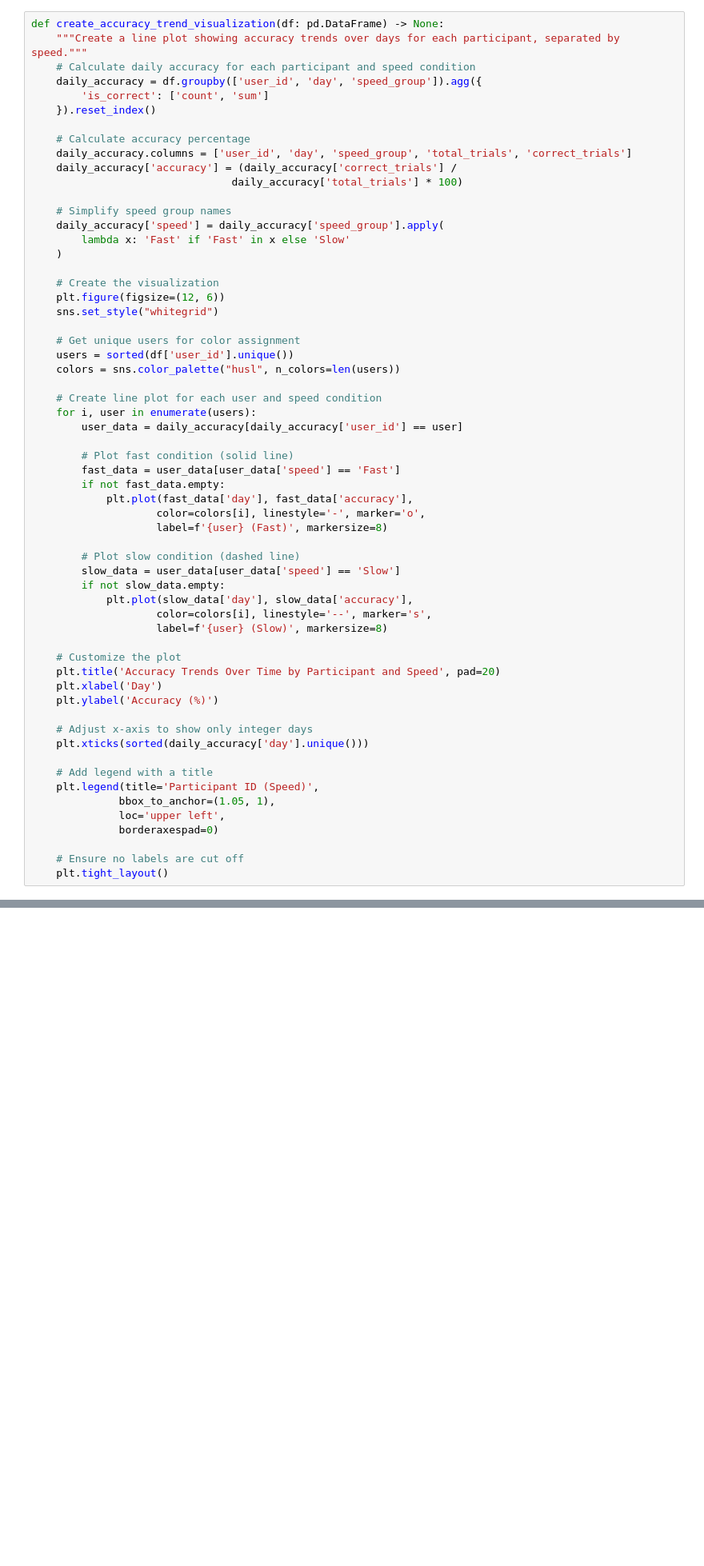
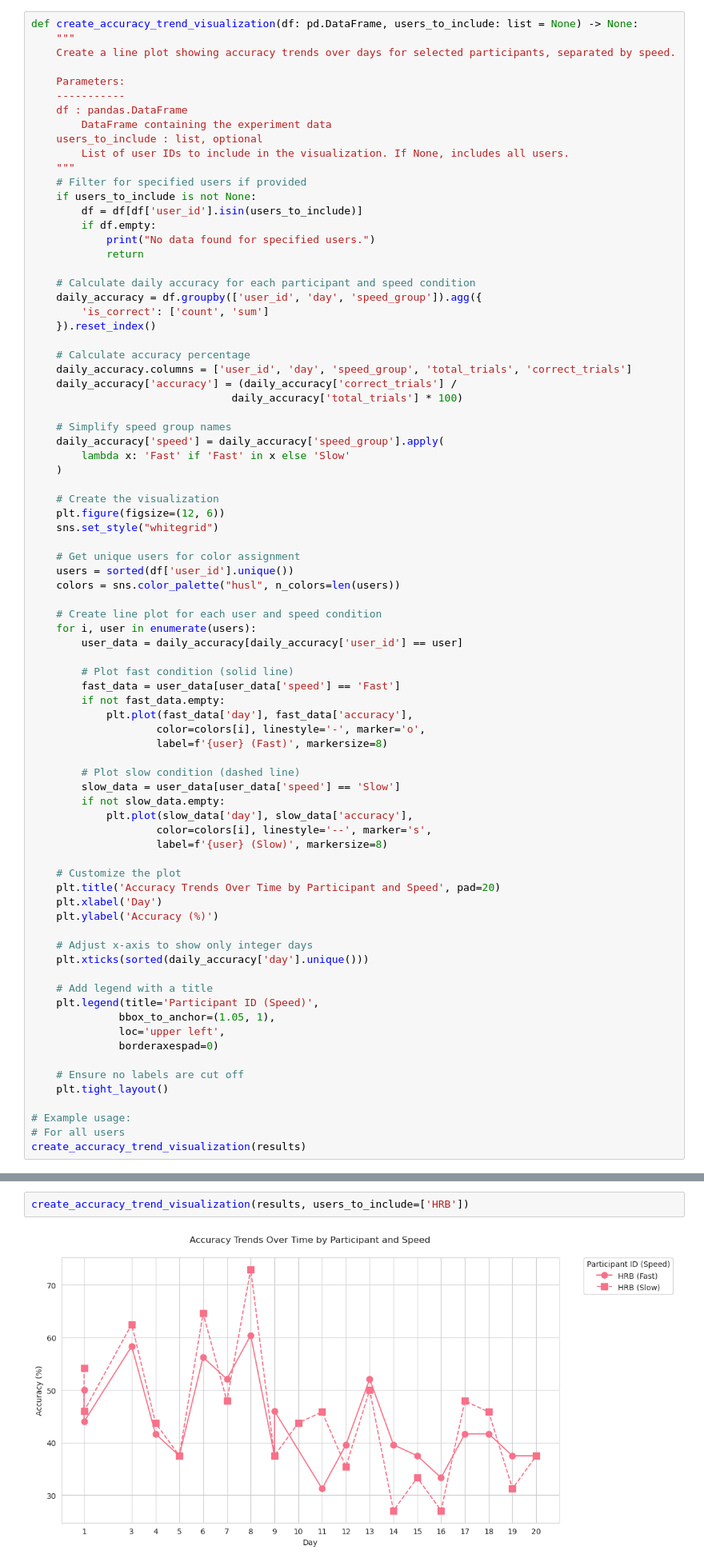
Before and after one commit to m6urns/muller-lyer-replication, a Jupyter notebook: notebooks/results-cleaning.ipynb, the cells around one changed output, grey strips where cells are left out. Shown at 80% size. Drawn from its saved outputs; the diff is of its cells as text; blank space fills up the shorter version.

```diff
--- a/notebooks/results-cleaning.ipynb
+++ b/notebooks/results-cleaning.ipynb
@@ -107,8 +107,24 @@ def create_comparison_visualization(stats: Dict[str, ParticipantStats]) -> None:
     plt.legend()
     plt.tight_layout()
 # %%
-def create_accuracy_trend_visualization(df: pd.DataFrame) -> None:
-    """Create a line plot showing accuracy trends over days for each participant, separated by speed."""
+def create_accuracy_trend_visualization(df: pd.DataFrame, users_to_include: list = None) -> None:
+    """
+    Create a line plot showing accuracy trends over days for selected participants, separated by speed.
+
+    Parameters:
+    -----------
+    df : pandas.DataFrame
+        DataFrame containing the experiment data
+    users_to_include : list, optional
+        List of user IDs to include in the visualization. If None, includes all users.
+    """
+    # Filter for specified users if provided
+    if users_to_include is not None:
+        df = df[df['user_id'].isin(users_to_include)]
+        if df.empty:
+            print("No data found for specified users.")
+            return
+
     # Calculate daily accuracy for each participant and speed condition
     daily_accuracy = df.groupby(['user_id', 'day', 'speed_group']).agg({
         'is_correct': ['count', 'sum']
@@ -166,3 +182,7 @@ def create_accuracy_trend_visualization(df: pd.DataFrame) -> None:
 
     # Ensure no labels are cut off
     plt.tight_layout()
+
+# Example usage:
+# For all users
+create_accuracy_trend_visualization(results)
@@ -260,0 +538,4 @@ plt.show()
+# %%
+create_accuracy_trend_visualization(results, users_to_include=['HRB'])
+# %% [output]
+[figure, added]
```
Also changed, not shown: parts of 7 cells of this notebook.
